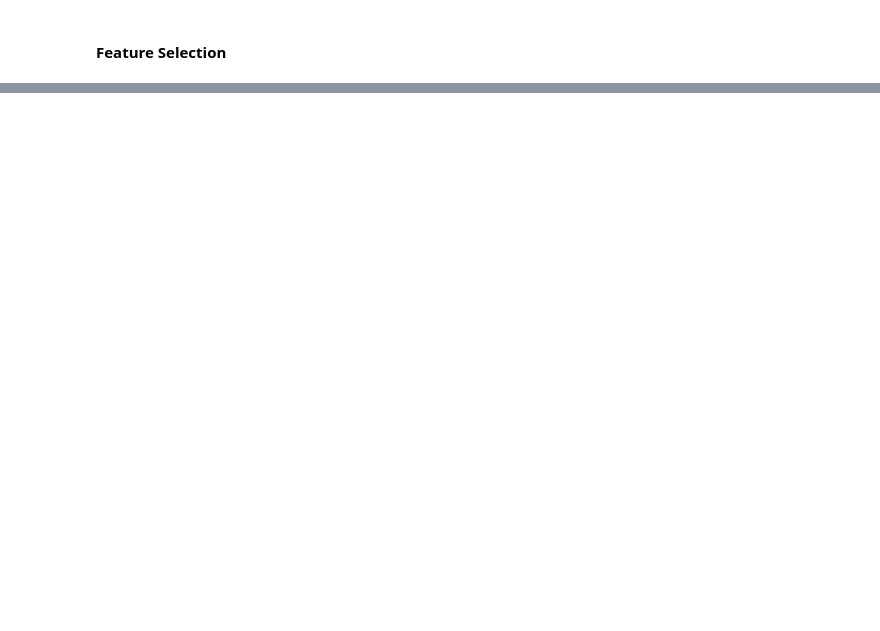
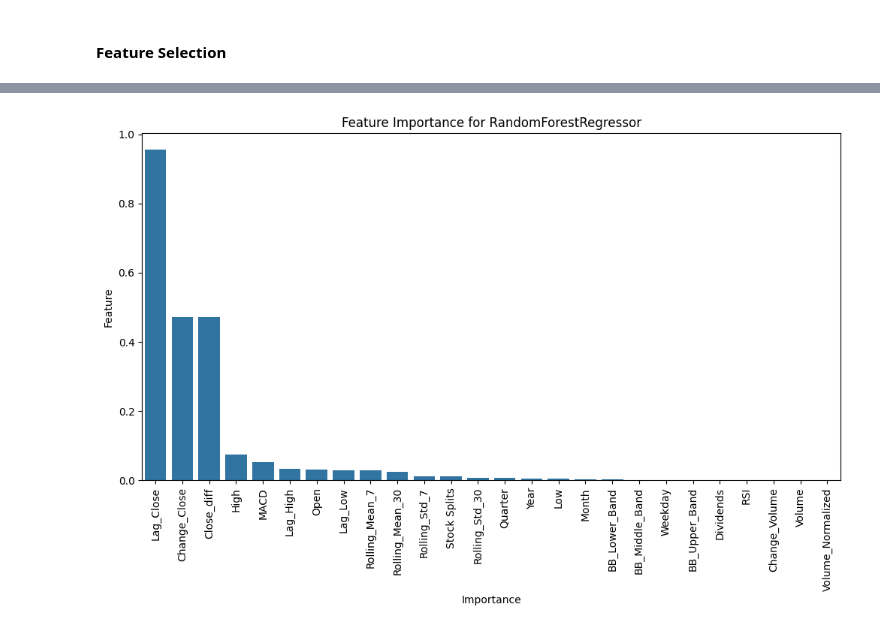
Before and after one commit to Sudais-shah/Saudi-Aramco-Stock-Price-Prediction-Model, a Jupyter notebook: Saudi Aramco Stock Price Prediction Model.ipynb, the cells around one changed output, grey strips where cells are left out. Drawn from its saved outputs; the diff is of its cells as text; code cells hidden in the pictures; blank space fills up the shorter version.

```diff
--- a/Saudi Aramco Stock Price Prediction Model.ipynb
+++ b/Saudi Aramco Stock Price Prediction Model.ipynb
@@ -379,2 +401,5 @@ df_scaled[['Close', 'Volume']] = scaler.fit_transform(df_scaled[['Close', 'Volum
+# %%
+date_column = df['Date']
+df = df.drop(columns=['Date'])
 # %% [markdown]
 #### Feature Selection
@@ -380,0 +469,8 @@ df_scaled[['Close', 'Volume']] = scaler.fit_transform(df_scaled[['Close', 'Volum
+# %%
+train_size = int(len(df) * 0.70)
+
+train_data = df.iloc[:train_size]
+test_data = df.iloc[train_size:]
+
+print(f"Train data shape : {train_data.shape}")
+print(f"Test data shape : {test_data.shape}")
@@ -380,0 +482,7 @@ df_scaled[['Close', 'Volume']] = scaler.fit_transform(df_scaled[['Close', 'Volum
+# %%
+# Features (X) and Target (y)
+X_train = train_data.drop(columns=['Close'])
+y_train = train_data['Close']
+
+X_test = test_data.drop(columns=['Close'])
+y_test = test_data['Close']
@@ -380,0 +504,12 @@ df_scaled[['Close', 'Volume']] = scaler.fit_transform(df_scaled[['Close', 'Volum
+# %%
+lr = LinearRegression()
+lr.fit(X_train, y_train)
+y_pred = lr.predict(X_test)
+
+evaluate('LinearRegression', y_test, y_pred)
+plt.scatter(y_test, y_pred, alpha=0.5)
+plt.plot([y_test.min(), y_test.max()], [y_test.min(), y_test.max()], 'r--')
+plt.xlabel('Actual')
+plt.ylabel('Predicted')
+plt.title('Linear Regression: Actual vs Predicted')
+plt.show()
@@ -380,0 +524,4 @@ df_scaled[['Close', 'Volume']] = scaler.fit_transform(df_scaled[['Close', 'Volum
+# %%
+check_feature_importance(lr, X_train , 'RandomForestRegressor')
+# %% [output]
+[figure, added]
```
Also changed, not shown: parts of 29 cells of this notebook.
